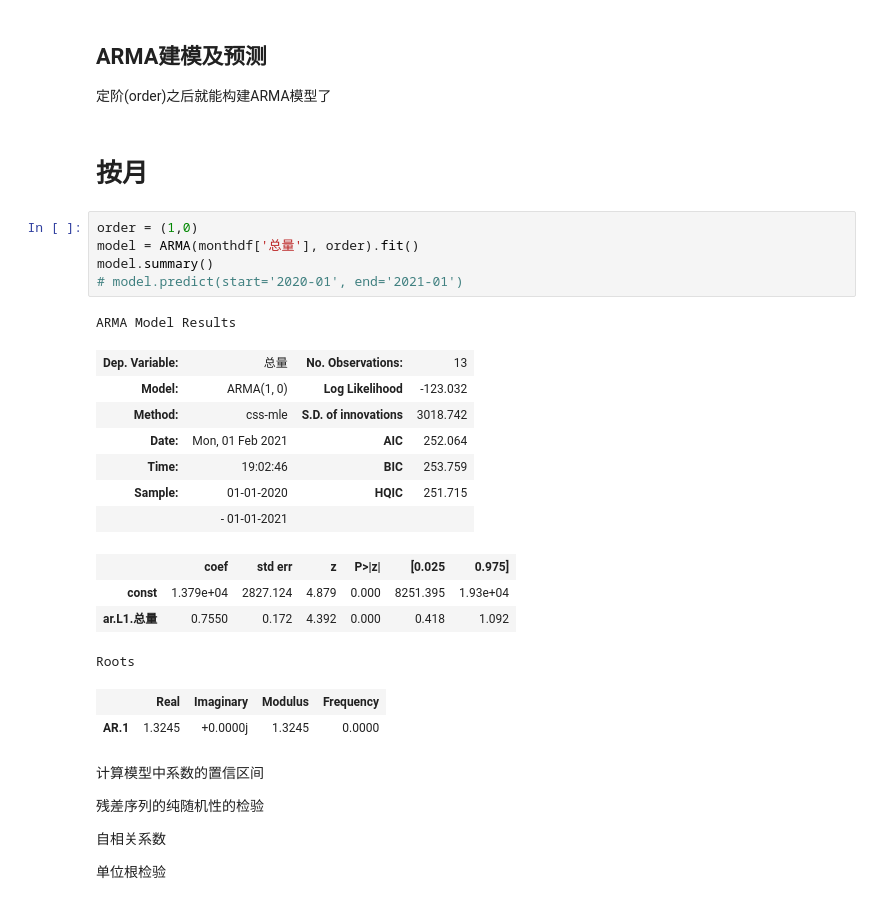
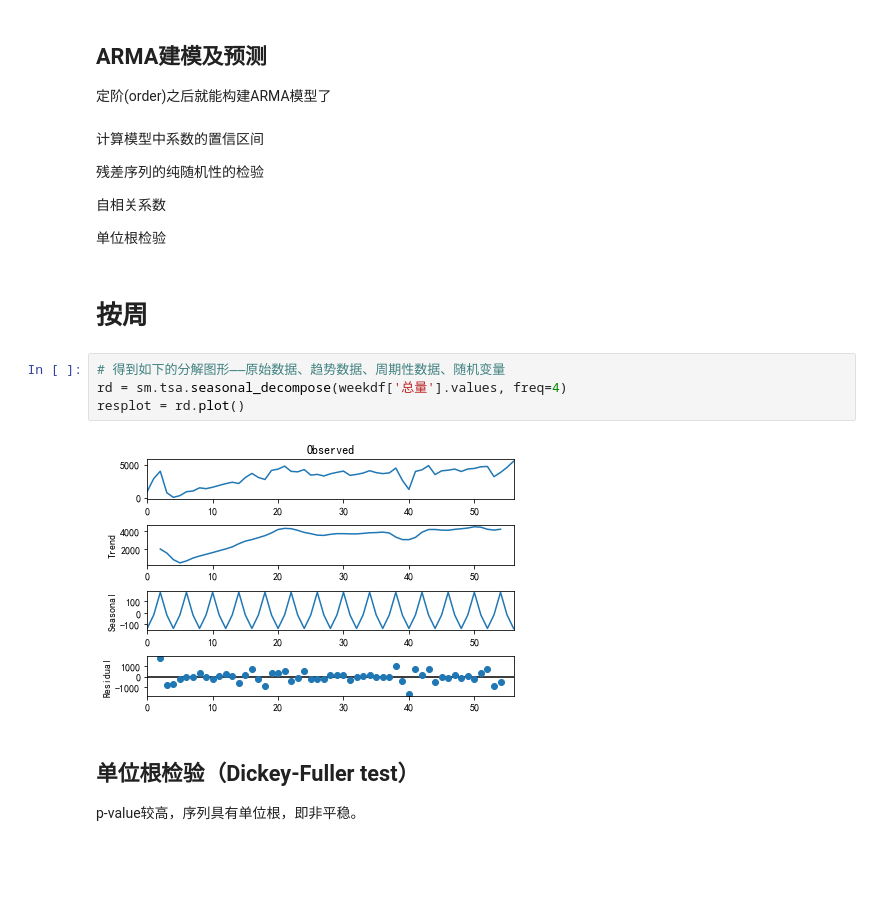
Before and after one commit to thales-ucas/realty, a Jupyter notebook: arma.ipynb, the cells around one changed output. Saved outputs shown, nothing was run; the diff lists cells and outputs as text; blank space fills up the shorter version.

```diff
--- a/arma.ipynb
+++ b/arma.ipynb
@@ -188,28 +192,6 @@ showAcf()
 
 
 定阶(order)之后就能构建ARMA模型了
-# %% [markdown]
-# 按月
-# %%
-order = (1,0)
-model = ARMA(monthdf['总量'], order).fit()
-model.summary()
-# model.predict(start='2020-01', end='2021-01')
-# %% [output]
-ARMA Model Results
-| Dep. Variable: | 总量 | No. Observations: | 13 |
-| Model: | ARMA(1, 0) | Log Likelihood | -123.032 |
-| Method: | css-mle | S.D. of innovations | 3018.742 |
-| Date: | Mon, 01 Feb 2021 | AIC | 252.064 |
-| Time: | 19:02:46 | BIC | 253.759 |
-| Sample: | 01-01-2020 | HQIC | 251.715 |
-|  | - 01-01-2021 |  |  |
-|  | coef | std err | z | P>|z| | [0.025 | 0.975] |
-| const | 1.379e+04 | 2827.124 | 4.879 | 0.000 | 8251.395 | 1.93e+04 |
-| ar.L1.总量 | 0.7550 | 0.172 | 4.392 | 0.000 | 0.418 | 1.092 |
-Roots
-|  | Real | Imaginary | Modulus | Frequency |
-| AR.1 | 1.3245 | +0.0000j | 1.3245 | 0.0000 |
 # %% [markdown]
 计算模型中系数的置信区间
 
@@ -221,3 +203,15 @@ Roots
 
 
 单位根检验
+# %% [markdown]
+# 按周
+# %%
+# 得到如下的分解图形——原始数据、趋势数据、周期性数据、随机变量
+rd = sm.tsa.seasonal_decompose(weekdf['总量'].values, freq=4)
+resplot = rd.plot()
+# %% [output]
+[figure, added]
+# %% [markdown]
+## 单位根检验（Dickey-Fuller test）
+
+p-value较高，序列具有单位根，即非平稳。
```
Also changed, not shown: parts of 33 cells of this notebook, 2 other files.
